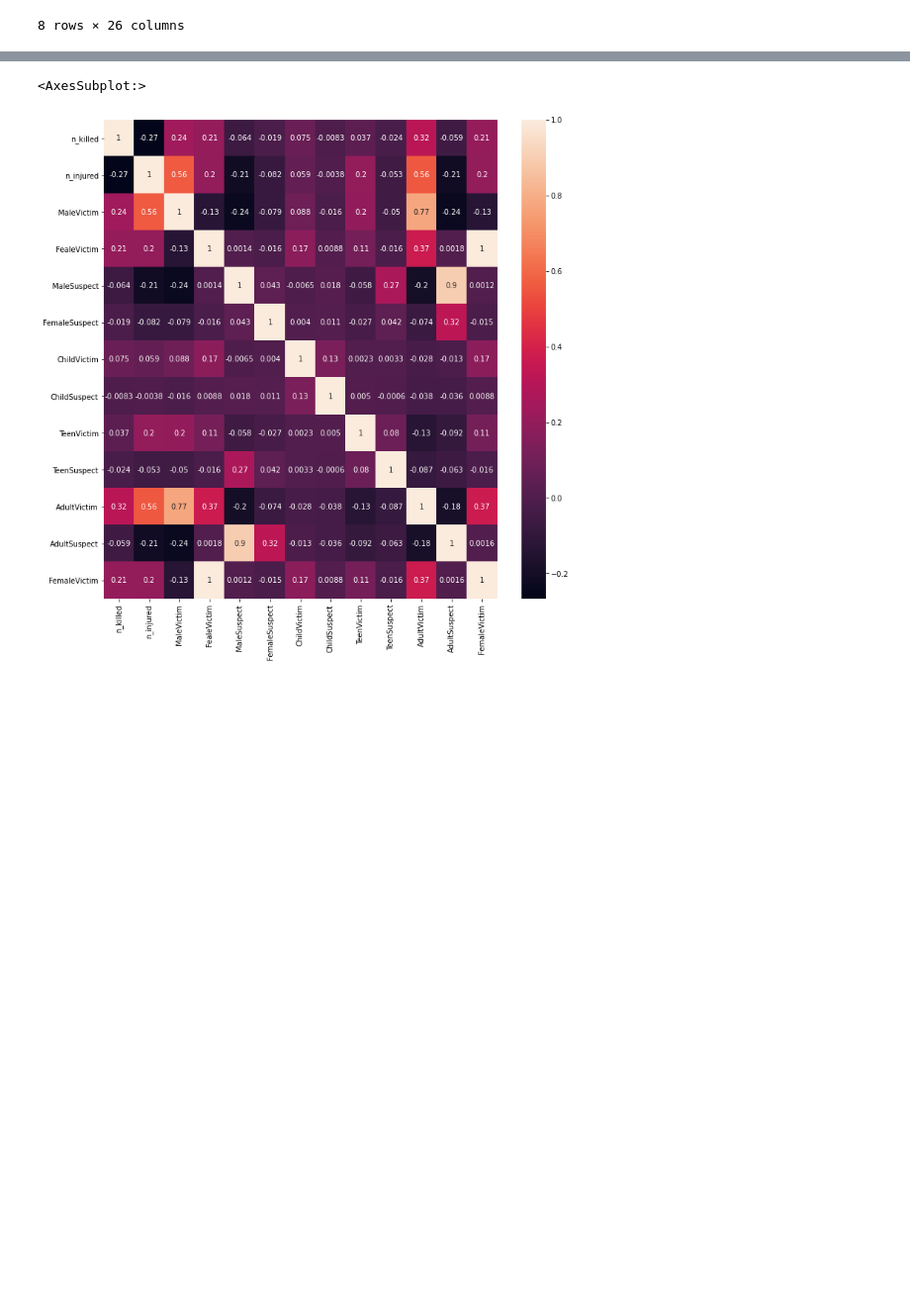
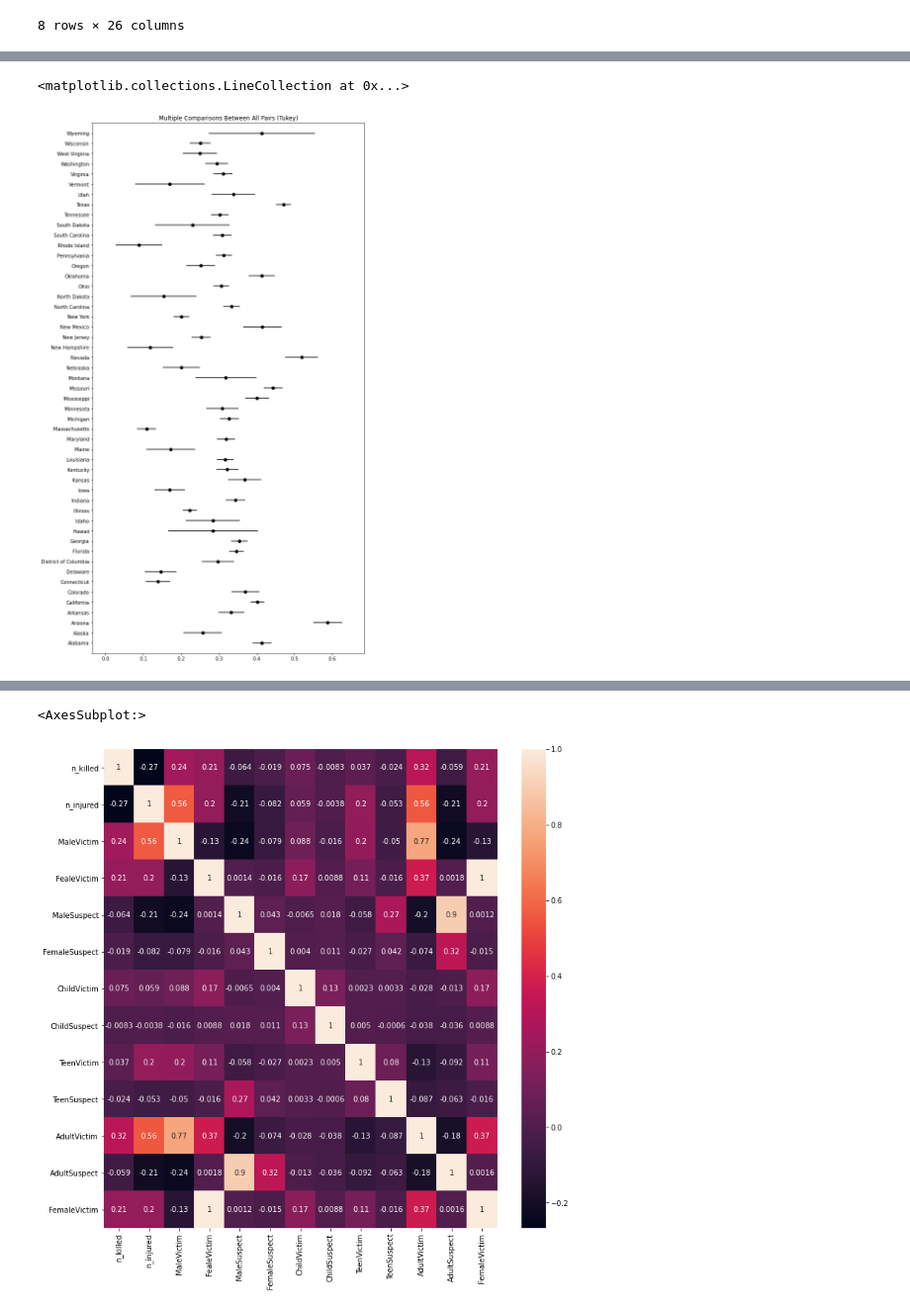
Before and after one commit to ErfanFaneian/580_final, a Jupyter notebook: gun_violance_testing.ipynb, the cells around one changed output, grey strips where cells are left out. Shown at 99% size. Drawn from its saved outputs; the diff is of its cells as text; code cells hidden in the pictures; blank space fills up the shorter version.

```diff
--- a/gun_violance_testing.ipynb
+++ b/gun_violance_testing.ipynb
@@ -372,3 +462,14 @@ df3.head()
+# %%
+from statsmodels.stats.multicomp import pairwise_tukeyhsd
+
+tukey = pairwise_tukeyhsd(endog=df5['n_killed'],     # Data
+                          groups=df5['state'],   # Groups
+                          alpha=0.05)          # Significance level
+
+tukey.plot_simultaneous(figsize=(10,20))    # Plot group confidence intervals
+# %% [output]
+<matplotlib.collections.LineCollection at 0x...>
+[figure, added]
 # %%
 df3.describe()
 # %% [output]
```
Also changed, not shown: parts of 18 cells of this notebook.
